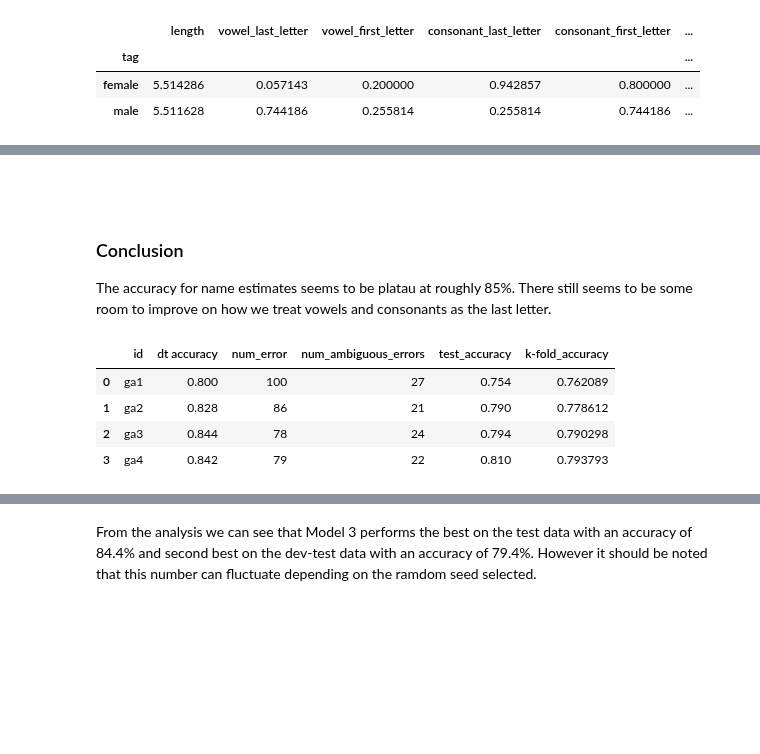
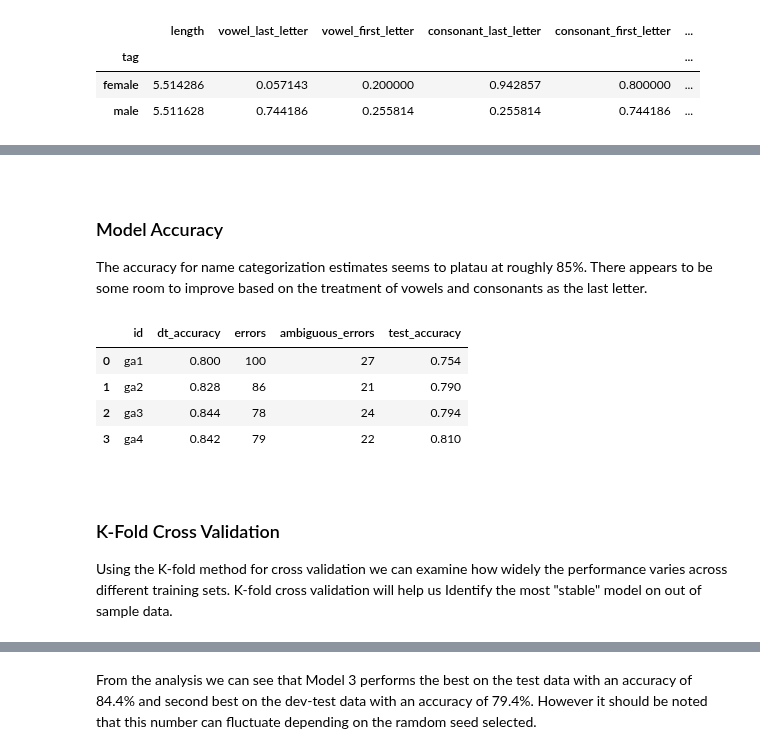
Before and after one commit to dsimband/DATA620_Group3, a Jupyter notebook: Week9_Project3/DATA620_Week9_Project3.ipynb, the cells around one changed output, grey strips where cells are left out. Cells and saved outputs as stored; diff of their text form; code cells hidden in the pictures; blank space fills up the shorter version.

```diff
--- a/Week9_Project3/DATA620_Week9_Project3.ipynb
+++ b/Week9_Project3/DATA620_Week9_Project3.ipynb
@@ -148,3 +155,29 @@ class GenderAnalysis():
+# %%
+# generic class with base model
+class GenderAnalysisKFold(GenderAnalysis):
+
+
+    # get kfold
+    def get_kfold(self, n=10):
+
+        cross_val_names = self._names_lst[500:]
+
+        kf = KFold(n_splits=n)
+        variables = apply_features(self.gender_features, cross_val_names)
+
+
+        test_accuracy = {}
+        sum = 0
+        i = 1
+        for train, test in kf.split(variables):
+            train_data = np.array(variables)[train]
+            test_data = np.array(variables)[test]
+            classifier = nltk.NaiveBayesClassifier.train(train_data)
+            test_accuracy.update({'k_'+str(i):round(nltk.classify.accuracy(classifier, test_data),3)})
+            i += 1
+
+        test_accuracy.update({'k_average':round(mean(test_accuracy.values()),3)})
+        return pd.DataFrame([test_accuracy])
 # %% [markdown]
 <br>
 
@@ -153,7 +186,7 @@ Each Model class inherits from the GenderAnalusis base class. The key difference
 # %%
 
 # Uses the last letters as features
-class GenderAnalysis1(GenderAnalysis):
+class GenderAnalysis1(GenderAnalysisKFold):
 
     def gender_features(self, name):
         features = {}
@@ -163,7 +196,7 @@ class GenderAnalysis1(GenderAnalysis):
 
 
 # Uses the last 2 letters as features
-class GenderAnalysis2(GenderAnalysis):
+class GenderAnalysis2(GenderAnalysisKFold):
 
     def gender_features(self, name):
         features = {}
@@ -174,7 +207,7 @@ class GenderAnalysis2(GenderAnalysis):
 
 
 # Use the last 2 letter and the first letter as features
-class GenderAnalysis3(GenderAnalysis):
+class GenderAnalysis3(GenderAnalysisKFold):
 
     def gender_features(self, name):
         features = {}
@@ -186,7 +219,7 @@ class GenderAnalysis3(GenderAnalysis):
 
 
 # Add the vowels as first and last charater and vowel count
-class GenderAnalysis4(GenderAnalysis):
+class GenderAnalysis4(GenderAnalysisKFold):
 
 
     def gender_features(self, name):
@@ -679,20 +560,26 @@ Average K-Fold Accuracy:  0.7937932092083424
 # %% [markdown]
-<br><br>
+<br>
 
-### Conclusion
-The accuracy for name estimates seems to be platau at roughly 85%. There still seems to be some room to improve on how we treat vowels and consonants as the last letter.
+### Model Accuracy
+The accuracy for name categorization estimates seems to platau at roughly 85%. There appears to be some room to improve based on the treatment of vowels and consonants as the last letter.
 # %%
 result_lst = []
-result_lst.append(['ga1',ga1.get_devtest_accuracy(),len(ga1.get_errors()),len(ga1.get_ambiguous_errors()),ga1.get_test_accuracy(),model1_avg])
-result_lst.append(['ga2',ga2.get_devtest_accuracy(),len(ga2.get_errors()),len(ga2.get_ambiguous_errors()),ga2.get_test_accuracy(),model2_avg])
-result_lst.append(['ga3',ga3.get_devtest_accuracy(),len(ga3.get_errors()),len(ga3.get_ambiguous_errors()),ga3.get_test_accuracy(),model3_avg])
-result_lst.append(['ga4',ga4.get_devtest_accuracy(),len(ga4.get_errors()),len(ga4.get_ambiguous_errors()),ga4.get_test_accuracy(),model4_avg])
+result_lst.append(['ga1',ga1.get_devtest_accuracy(),len(ga1.get_errors()),len(ga1.get_ambiguous_errors()),ga1.get_test_accuracy()])
+result_lst.append(['ga2',ga2.get_devtest_accuracy(),len(ga2.get_errors()),len(ga2.get_ambiguous_errors()),ga2.get_test_accuracy()])
+result_lst.append(['ga3',ga3.get_devtest_accuracy(),len(ga3.get_errors()),len(ga3.get_ambiguous_errors()),ga3.get_test_accuracy()])
+result_lst.append(['ga4',ga4.get_devtest_accuracy(),len(ga4.get_errors()),len(ga4.get_ambiguous_errors()),ga4.get_test_accuracy()])
 
-result_df = pd.DataFrame(result_lst, columns=['id','dt accuracy','num_error','num_ambiguous_errors','test_accuracy', 'k-fold_accuracy'])
+#result_df = pd.DataFrame(result_lst)
+result_df = pd.DataFrame(result_lst, columns=['id','dt_accuracy','errors','ambiguous_errors','test_accuracy'])
 result_df
 # %% [output]
-|  | id | dt accuracy | num_error | num_ambiguous_errors | test_accuracy | k-fold_accuracy |
-| 0 | ga1 | 0.800 | 100 | 27 | 0.754 | 0.762089 |
-| 1 | ga2 | 0.828 | 86 | 21 | 0.790 | 0.778612 |
-| 2 | ga3 | 0.844 | 78 | 24 | 0.794 | 0.790298 |
-| 3 | ga4 | 0.842 | 79 | 22 | 0.810 | 0.793793 |
+|  | id | dt_accuracy | errors | ambiguous_errors | test_accuracy |
+| 0 | ga1 | 0.800 | 100 | 27 | 0.754 |
+| 1 | ga2 | 0.828 | 86 | 21 | 0.790 |
+| 2 | ga3 | 0.844 | 78 | 24 | 0.794 |
+| 3 | ga4 | 0.842 | 79 | 22 | 0.810 |
+# %% [markdown]
+<br>
+
+### K-Fold Cross Validation
+Using the K-fold method for cross validation we can examine how widely the performance varies across different training sets. K-fold cross validation will help us Identify the most "stable" model on out of sample data.
```
Also changed, not shown: parts of 18 cells of this notebook.
